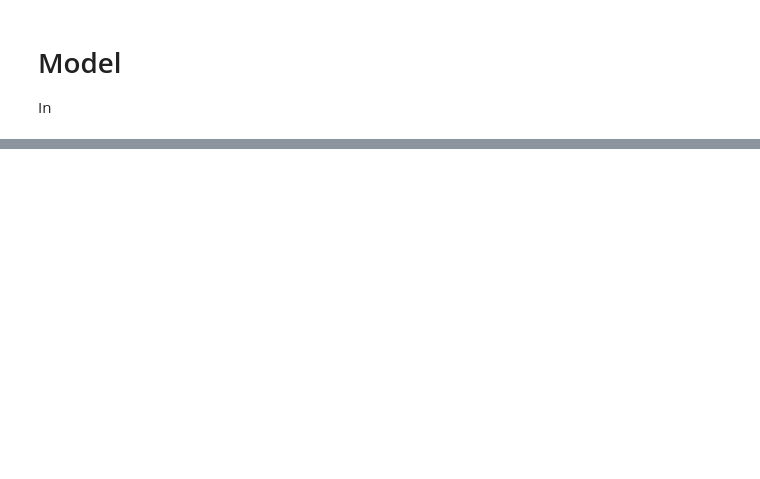
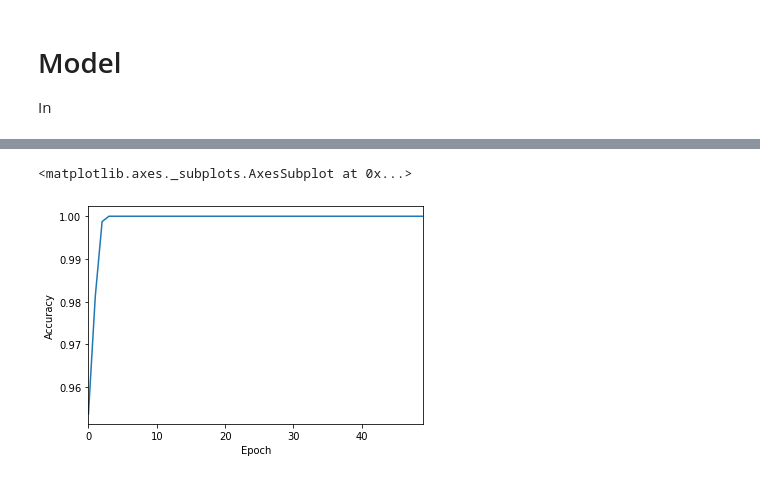
Before and after one commit to willcrichton/autoplan, a Jupyter notebook: notebooks/rainfall/levenshtein_distance.ipynb, the cells around one changed output, grey strips where cells are left out. Saved outputs shown, nothing was run; the diff lists cells and outputs as text; code cells hidden in the pictures; blank space fills up the shorter version.

```diff
--- a/notebooks/rainfall/levenshtein_distance.ipynb
+++ b/notebooks/rainfall/levenshtein_distance.ipynb
@@ -96,0 +120,5 @@ RuntimeError: Length of all samples has to be greater than 0, but found an eleme
+# %%
+plot_accuracy(train_eval)
+# %% [output]
+<matplotlib.axes._subplots.AxesSubplot at 0x...>
+[figure, added]
```
Also changed, not shown: parts of 13 cells of this notebook, 1 other file.
